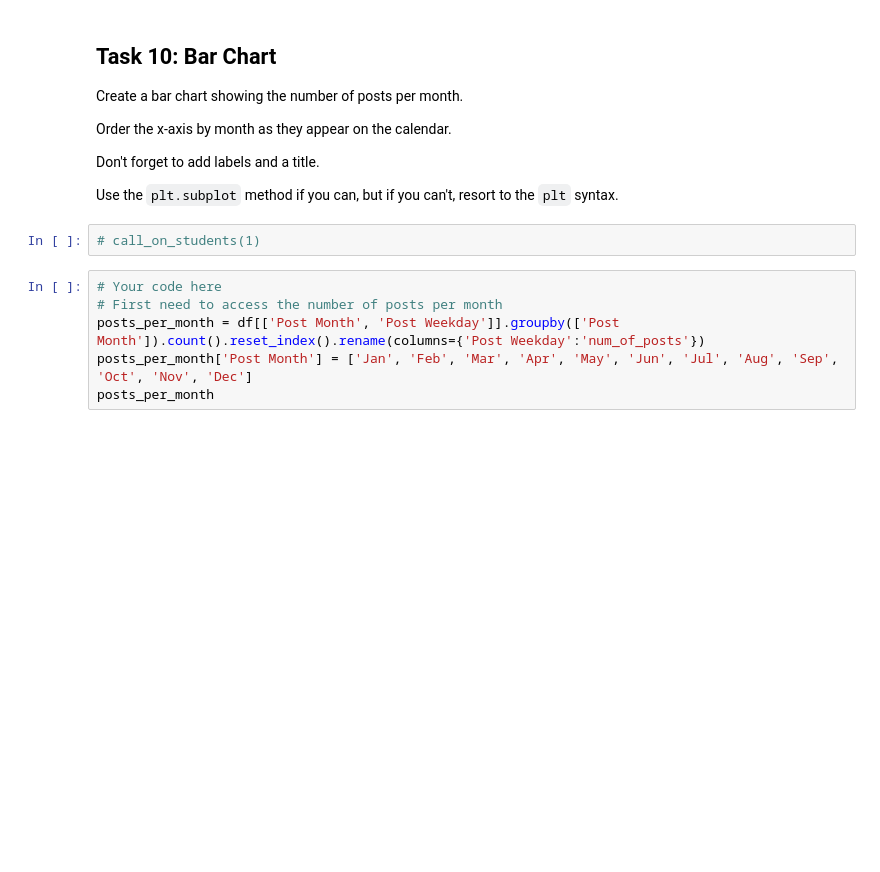
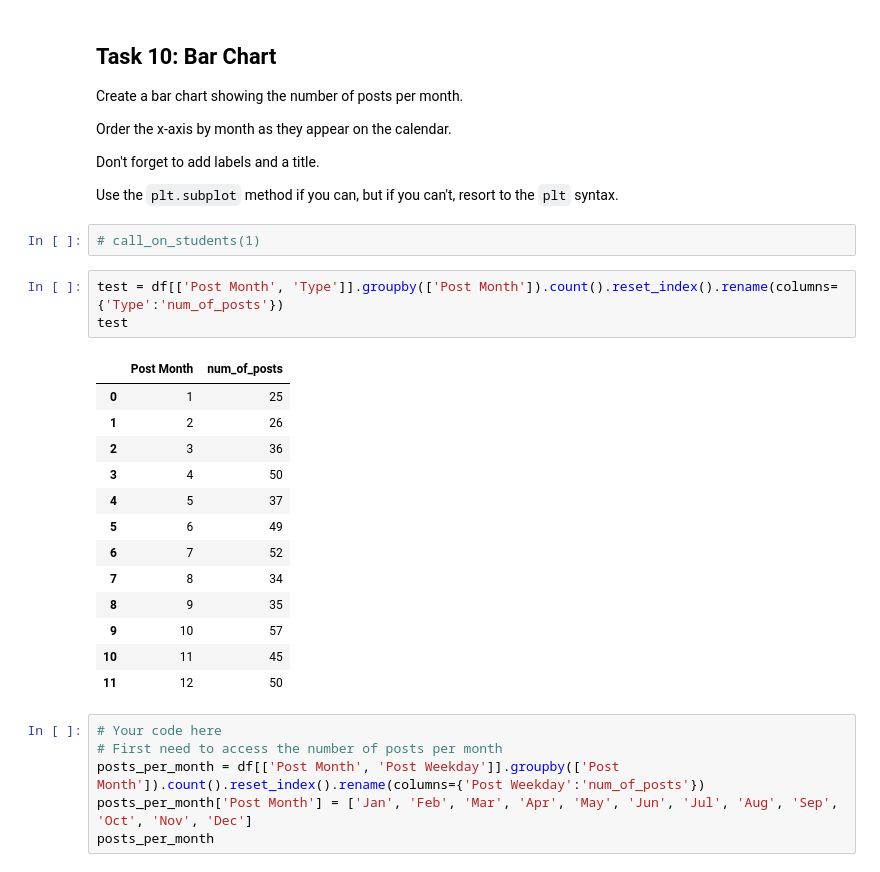
Before and after one commit to DrewAlderfer/NYC-DS-091922, a Jupyter notebook: CodeChallengeReviews/Phase1/P1-Code-Challenge-Review.ipynb, the cells around one changed output. Saved outputs shown, nothing was run; the diff lists cells and outputs as text; blank space fills up the shorter version.

```diff
--- a/CodeChallengeReviews/Phase1/P1-Code-Challenge-Review.ipynb
+++ b/CodeChallengeReviews/Phase1/P1-Code-Challenge-Review.ipynb
@@ -330,6 +336,23 @@ Don't forget to add labels and a title.
 Use the `plt.subplot` method if you can, but if you can't, resort to the `plt` syntax.
 # %%
 # call_on_students(1)
+# %%
+test = df[['Post Month', 'Type']].groupby(['Post Month']).count().reset_index().rename(columns={'Type':'num_of_posts'})
+test
+# %% [output]
+|  | Post Month | num_of_posts |
+| 0 | 1 | 25 |
+| 1 | 2 | 26 |
+| 2 | 3 | 36 |
+| 3 | 4 | 50 |
+| 4 | 5 | 37 |
+| 5 | 6 | 49 |
+| 6 | 7 | 52 |
+| 7 | 8 | 34 |
+| 8 | 9 | 35 |
+| 9 | 10 | 57 |
+| 10 | 11 | 45 |
+| 11 | 12 | 50 |
 # %%
 # Your code here
 # First need to access the number of posts per month
```
Also changed, not shown: parts of 19 cells of this notebook, 4 other files.
